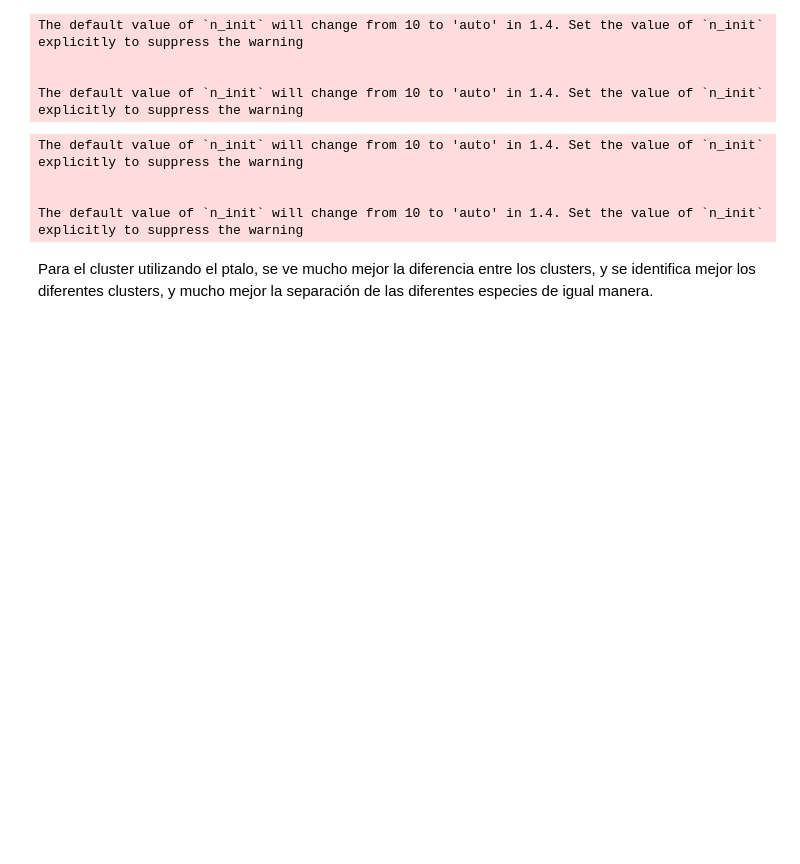
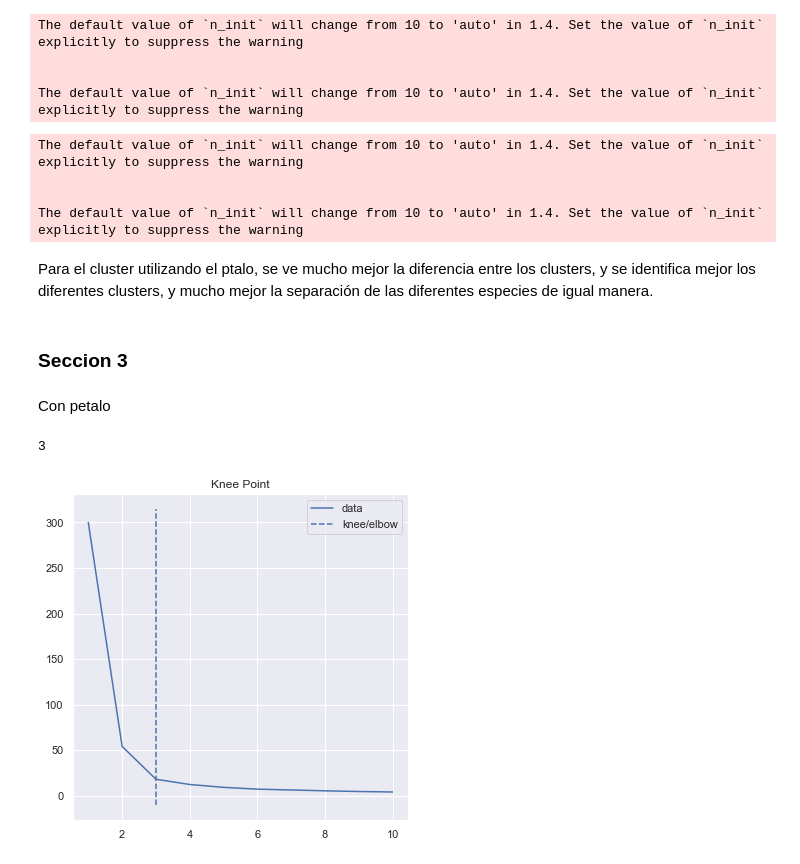
Before and after one commit to Diego-CB/HT4-Mineria, a Jupyter notebook: Laboratorio 4. Segmentacion_Especies_con_Cluster_Analysis.ipynb, the cells around one changed output. Saved outputs shown, nothing was run; the diff lists cells and outputs as text; code cells hidden in the pictures; blank space fills up the shorter version.

Commit message:
seccion 3

```diff
--- a/Laboratorio 4. Segmentacion_Especies_con_Cluster_Analysis.ipynb
+++ b/Laboratorio 4. Segmentacion_Especies_con_Cluster_Analysis.ipynb
@@ -336,3 +332,35 @@ The default value of `n_init` will change from 10 to 'auto' in 1.4. Set the valu
 The default value of `n_init` will change from 10 to 'auto' in 1.4. Set the value of `n_init` explicitly to suppress the warning
 # %% [markdown]
 Para el cluster utilizando el ptalo, se ve mucho mejor la diferencia entre los clusters, y se identifica mejor los diferentes clusters, y mucho mejor la separación de las diferentes especies de igual manera.
+# %% [markdown]
+### Seccion 3
+# %% [markdown]
+Con petalo
+# %%
+x = datos.filter(["petal_length", "petal_width"])
+normalizador = StandardScaler()
+x = normalizador.fit_transform(x)
+
+kmeans_kwargs = {
+    "init": "random",
+    "n_init": 10,
+    "max_iter": 300,
+    "random_state": 42,
+}
+# A list holds the SSE values for each k
+sse = []
+num_clusters =  range(1, 11)
+for k in num_clusters:
+    kmeans = KMeans(n_clusters=k, **kmeans_kwargs)
+    kmeans.fit(x)
+    sse.append(kmeans.inertia_)
+# %%
+from kneed import KneeLocator
+
+kn = KneeLocator(num_clusters, sse, curve='convex', direction='decreasing')
+kn.plot_knee()
+optimal_k = kn.knee
+optimal_k
+# %% [output]
+3
+[figure, added]
```
Also changed, not shown: parts of 9 cells of this notebook.
